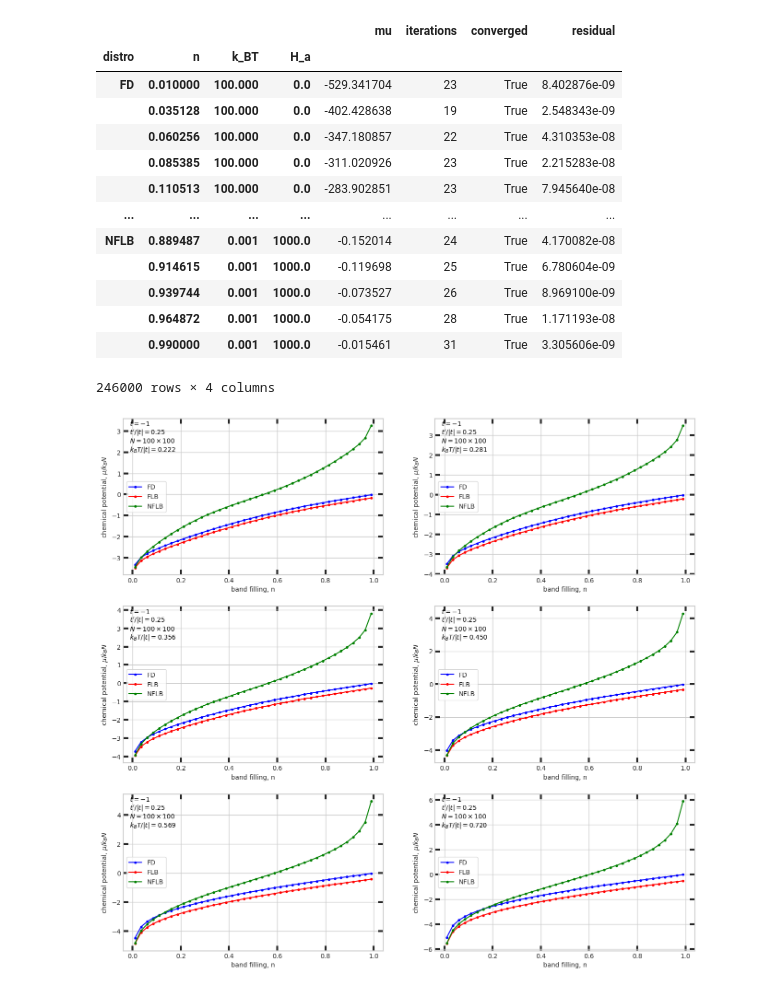
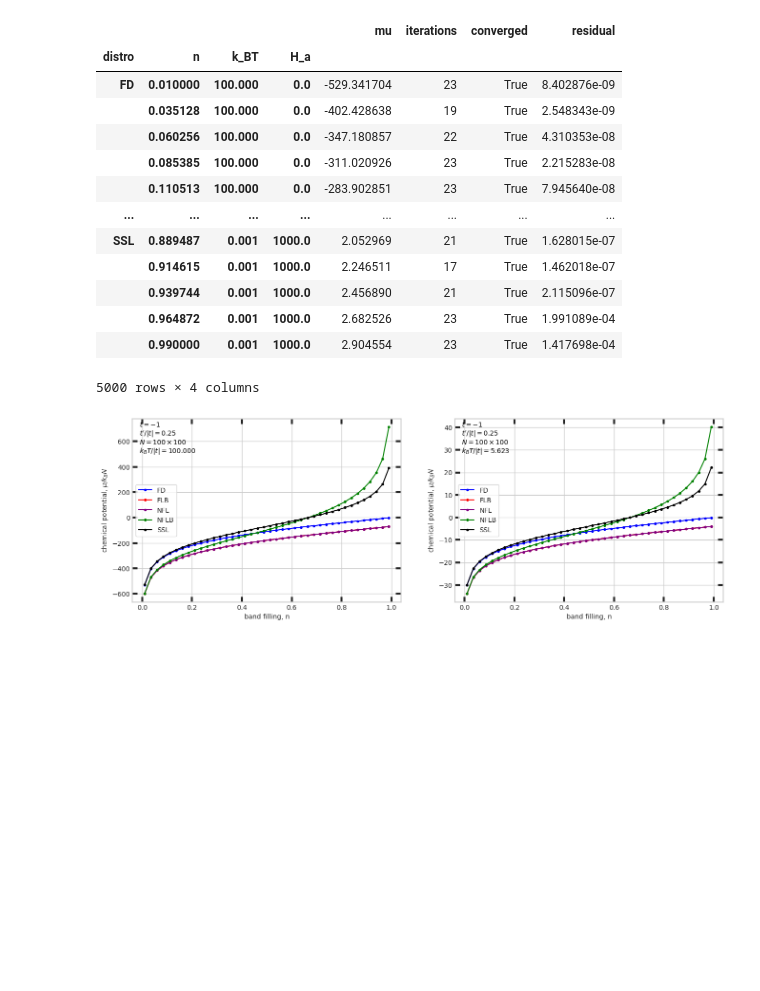
Before and after one commit to Mateuszzx/quantum-statistics-solver, a Jupyter notebook: notebooks/02_chemical_potential.ipynb, the cells around one changed output. Drawn from its saved outputs; the diff is of its cells as text; code cells hidden in the pictures; blank space fills up the shorter version.

```diff
--- a/notebooks/02_chemical_potential.ipynb
+++ b/notebooks/02_chemical_potential.ipynb
@@ -29,15 +29,15 @@ n_count = 40
 # Magnetic field values
 Ha_min = -1
 Ha_max = 3
-Ha_count = 40
+Ha_count = 4
 
 # Beta values
 
 beta_min = -2
 beta_max = 3
-beta_count = 50
+beta_count = 5
 
-distros = [DistType.FD, DistType.FLB, DistType.NFLB]  # ND
+distros = [DistType.FD, DistType.FLB, DistType.NFL, DistType.NFLB, DistType.SSL]  # ND
 # n  = np.array([0.5, 0.8, 0.9], dtype=np.float64)  # NN
 n  = np.linspace(n_min, n_max, n_count, dtype=np.float64)  # NN
 # beta = np.array([0.1, 1.0], dtype=np.float64)  # NB
@@ -80,7 +80,7 @@ if  mu.exists():
 
 else:
     mu_df = chemical_potential(
-        distros=["FD", "FLB", "NFLB"],
+        distros=distros,
         n_vals=n,
         beta_vals=beta,
         H_a_vals=H_a,
@@ -103,34 +103,34 @@ mu_df
 |  | 0.085385 | 100.000 | 0.0 | -311.020926 | 23 | True | 2.215283e-08 |
 |  | 0.110513 | 100.000 | 0.0 | -283.902851 | 23 | True | 7.945640e-08 |
 | ... | ... | ... | ... | ... | ... | ... | ... |
-| NFLB | 0.889487 | 0.001 | 1000.0 | -0.152014 | 24 | True | 4.170082e-08 |
-|  | 0.914615 | 0.001 | 1000.0 | -0.119698 | 25 | True | 6.780604e-09 |
-|  | 0.939744 | 0.001 | 1000.0 | -0.073527 | 26 | True | 8.969100e-09 |
-|  | 0.964872 | 0.001 | 1000.0 | -0.054175 | 28 | True | 1.171193e-08 |
-|  | 0.990000 | 0.001 | 1000.0 | -0.015461 | 31 | True | 3.305606e-09 |
+| SSL | 0.889487 | 0.001 | 1000.0 | 2.052969 | 21 | True | 1.628015e-07 |
+|  | 0.914615 | 0.001 | 1000.0 | 2.246511 | 17 | True | 1.462018e-07 |
+|  | 0.939744 | 0.001 | 1000.0 | 2.456890 | 21 | True | 2.115096e-07 |
+|  | 0.964872 | 0.001 | 1000.0 | 2.682526 | 23 | True | 1.991089e-04 |
+|  | 0.990000 | 0.001 | 1000.0 | 2.904554 | 23 | True | 1.417698e-04 |
-246000 rows × 4 columns
+5000 rows × 4 columns
 # %%
 # Select a magnetic field to plot
 H_a_plot = H_a[0]
-beta_plot = beta[-27:-21]
+beta_plot = beta[-6:-3]
 
 # Plotimport scientific_plot as sp
 sp.plot_result_n(
     results=mu_df,
     n=n,
     betas=beta_plot,
     y_label=r"chemical potential, $\mu / k_B N$",
-    distros=[DistType.FD, DistType.FLB, DistType.NFLB],
+    distros=distros,
     H_a=H_a_plot,
     y_col="mu",  # Specify the column to plot
     legend_position="center left",
     figsize=(8, 5),
     cols=2 # Adjust columns for layout
 
 )
 plt.show()
 # %% [output]
-[figure, old version]
+[figure, new version]
 # %%
 n_plot = [n[20], n[30], n[-5], n[-1]]
 H_a_plot = H_a[-1]
```
Also changed, not shown: parts of 3 cells of this notebook, 23 other files.
